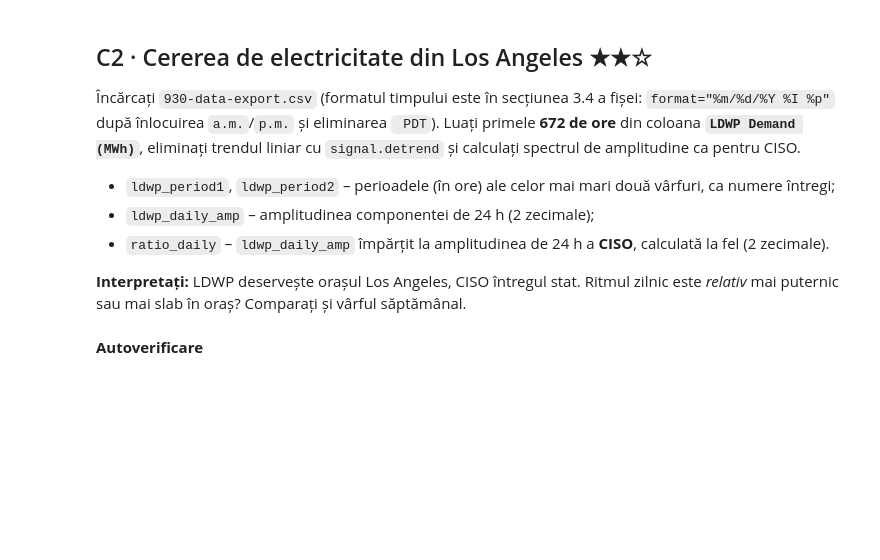
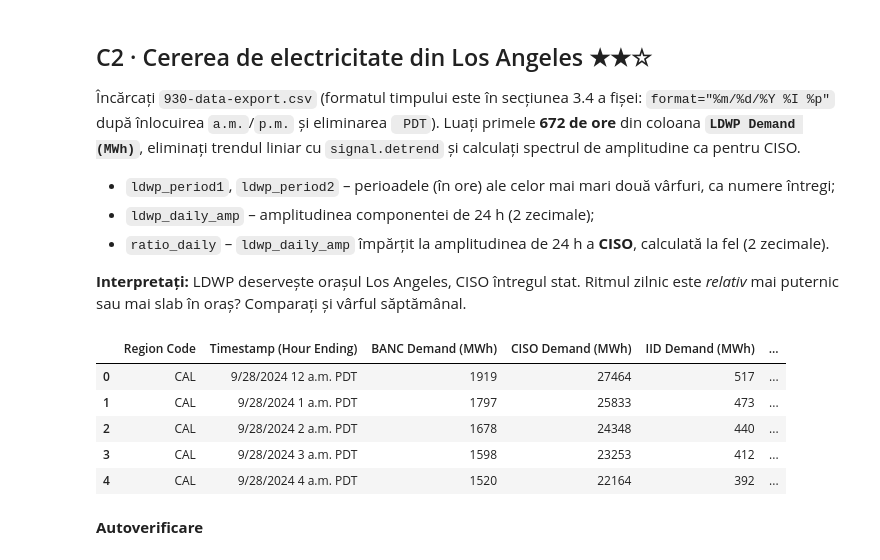
Before and after one commit to ionutzzzzz/Smart-System, a Jupyter notebook: labs/Laborator 3/Lab3_Domniteanu_Ioan.ipynb, the cells around one changed output. Saved outputs shown, nothing was run; the diff lists cells and outputs as text; code cells hidden in the pictures; blank space fills up the shorter version.

```diff
--- a/labs/Laborator 3/Lab3_Domniteanu_Ioan.ipynb
+++ b/labs/Laborator 3/Lab3_Domniteanu_Ioan.ipynb
@@ -610,3 +702,12 @@ ratio_daily = ...
+# %%
+raw.head()
+# %% [output]
+|  | Region Code | Timestamp (Hour Ending) | BANC Demand (MWh) | CISO Demand (MWh) | IID Demand (MWh) | ... |
+| 0 | CAL | 9/28/2024 12 a.m. PDT | 1919 | 27464 | 517 | ... |
+| 1 | CAL | 9/28/2024 1 a.m. PDT | 1797 | 25833 | 473 | ... |
+| 2 | CAL | 9/28/2024 2 a.m. PDT | 1678 | 24348 | 440 | ... |
+| 3 | CAL | 9/28/2024 3 a.m. PDT | 1598 | 23253 | 412 | ... |
+| 4 | CAL | 9/28/2024 4 a.m. PDT | 1520 | 22164 | 392 | ... |
 # %% [markdown]
 **Autoverificare**
 # %%
```
Also changed, not shown: parts of 27 cells of this notebook, 1 other file.
